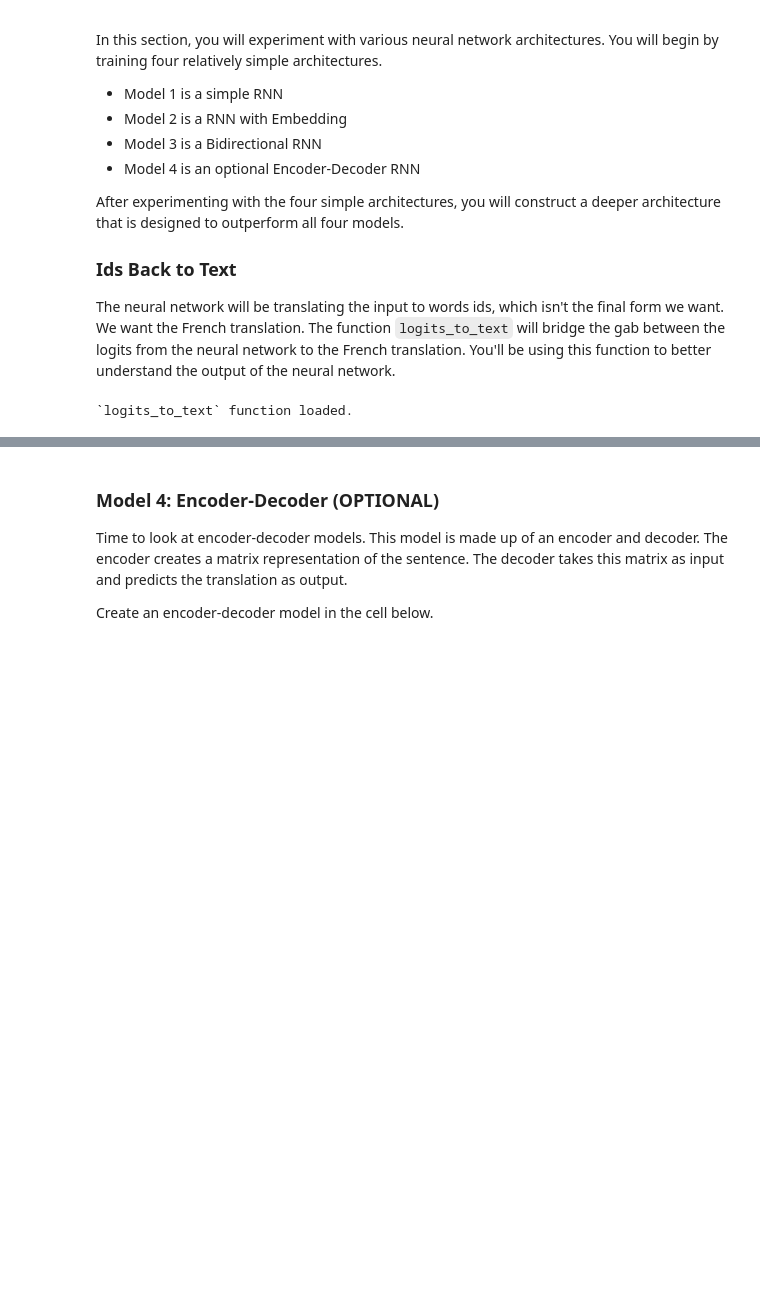
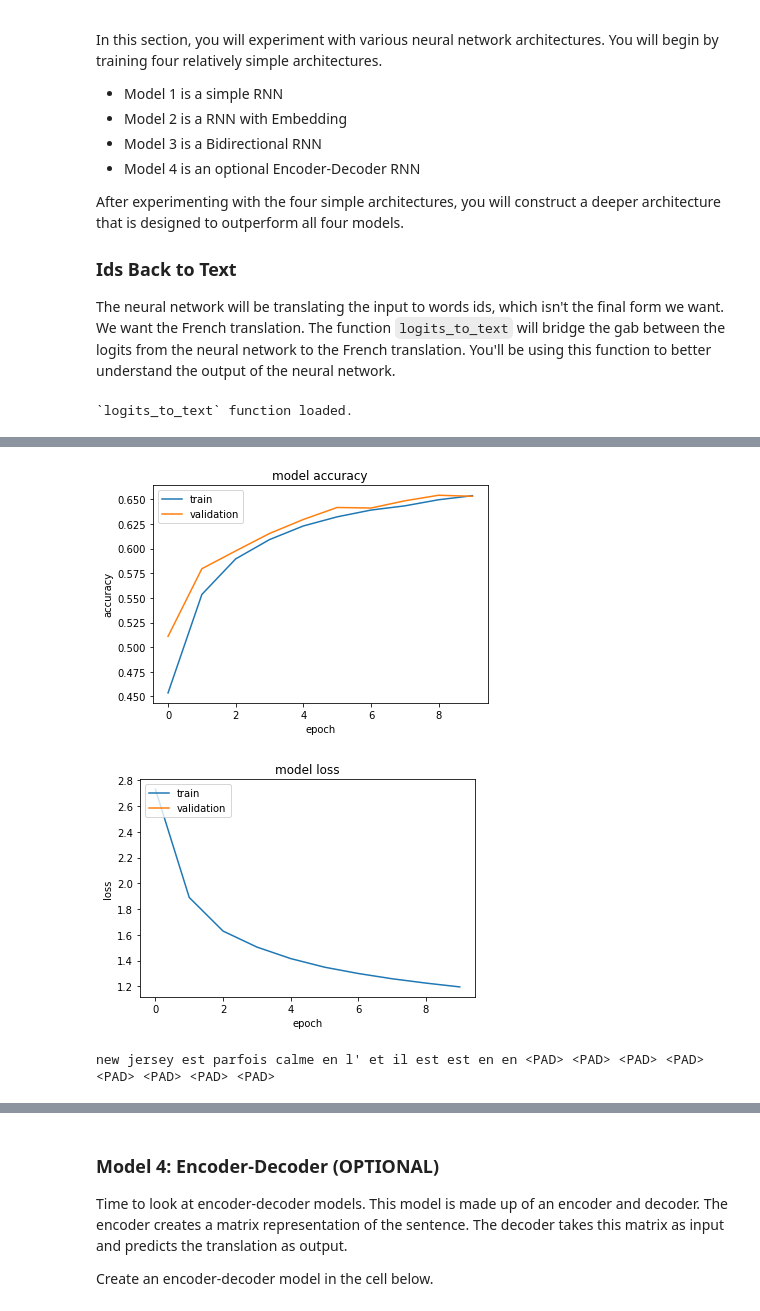
Before and after one commit to vel9/aind2-nlp-capstone, a Jupyter notebook: machine_translation.ipynb, the cells around one changed output, grey strips where cells are left out. Cells and saved outputs as stored; diff of their text form; code cells hidden in the pictures; blank space fills up the shorter version.

Commit message:
provide completed notebook with trained translation models

```diff
--- a/machine_translation.ipynb
+++ b/machine_translation.ipynb
@@ -92,10 +92,12 @@ from keras.preprocessing.text import Tokenizer
 def tokenize(x):
     """
     Tokenize x
+
+    ref: https://machinelearningmastery.com/prepare-text-data-deep-learning-keras/
+
     :param x: List of sentences/strings to be tokenized
     :return: Tuple of (tokenized x data, tokenizer used to tokenize x)
     """
-    # ref: https://machinelearningmastery.com/prepare-text-data-deep-learning-keras/
     # fit the tokenizer on the documents
     tokenizer = Tokenizer()
     tokenizer.fit_on_texts(x)
@@ -142,6 +144,9 @@ from keras.preprocessing.sequence import pad_sequences
 def pad(x, length=None):
     """
     Pad x
+
+    ref: https://keras.io/preprocessing/sequence/
+
     :param x: List of sequences.
     :param length: Length to pad the sequence to.  If None, use length of longest sequence in x.
     :return: Padded numpy array of sequences
@@ -250,21 +282,15 @@ def simple_model(input_shape, output_sequence_length, english_vocab_size, french
     :return: Keras model built, but not trained
     """
 
-    # hyperparams:
-    rnn_dim = 256
+    # hyperparams
+    rnn_dim = 64
     learning_rate = 0.01
 
     # model
-    # input_shape: (137861, 21, 1) output_sequence_length: 21
-    rnn_input = Input(shape=(input_shape[1], input_shape[2]))
-    # rnn_input shape (?, 21, 1)
-    rnn_layer = GRU(rnn_dim, return_sequences=True)
-    rnn_outputs = rnn_layer(rnn_input)
-    # rnn_outputs shape (?, ?, 256)
-    tddense = TimeDistributed(Dense(french_vocab_size))
-    output = tddense(rnn_outputs)
-    # output shape (?, 21, 344)
-    model = Model(rnn_input, output)
+    model_input = Input(shape=(input_shape[1], input_shape[2]))
+    rnn_outputs = GRU(rnn_dim, return_sequences=True)(model_input)
+    model_output = TimeDistributed(Dense(french_vocab_size, activation='softmax'))(rnn_outputs)
+    model = Model(model_input, model_output)
 
     model.compile(loss=sparse_categorical_crossentropy,
                   optimizer=Adam(learning_rate),
@@ -283,7 +309,7 @@ simple_rnn_model = simple_model(
     preproc_french_sentences.shape[1],
     len(english_tokenizer.word_index),
     len(french_tokenizer.word_index))
-simple_rnn_model.fit(tmp_x, preproc_french_sentences, batch_size=1024, epochs=10, validation_split=0.2)
 
-# Print prediction(s)
-print(logits_to_text(simple_rnn_model.predict(tmp_x[:1])[0], french_tokenizer))
+simple_rnn_model.summary()
+
+hist = simple_rnn_model.fit(tmp_x, preproc_french_sentences, batch_size=2048, epochs=10, validation_split=0.2)
@@ -290,3 +334,12 @@ print(logits_to_text(simple_rnn_model.predict(tmp_x[:1])[0], french_tokenizer))
+# %%
+visualize_train(hist)
+
+# Print prediction(s)
+print(logits_to_text(simple_rnn_model.predict(tmp_x[:1])[0], french_tokenizer))
+# %% [output]
+[figure, added]
+[figure, added]
+new jersey est parfois calme en l' et il est est en en <PAD> <PAD> <PAD> <PAD> <PAD> <PAD> <PAD> <PAD>
 # %% [markdown]
 ### Model 2: Embedding (IMPLEMENTATION)
 ![RNN](images/embedding.png)
```
Also changed, not shown: parts of 15 cells of this notebook.
